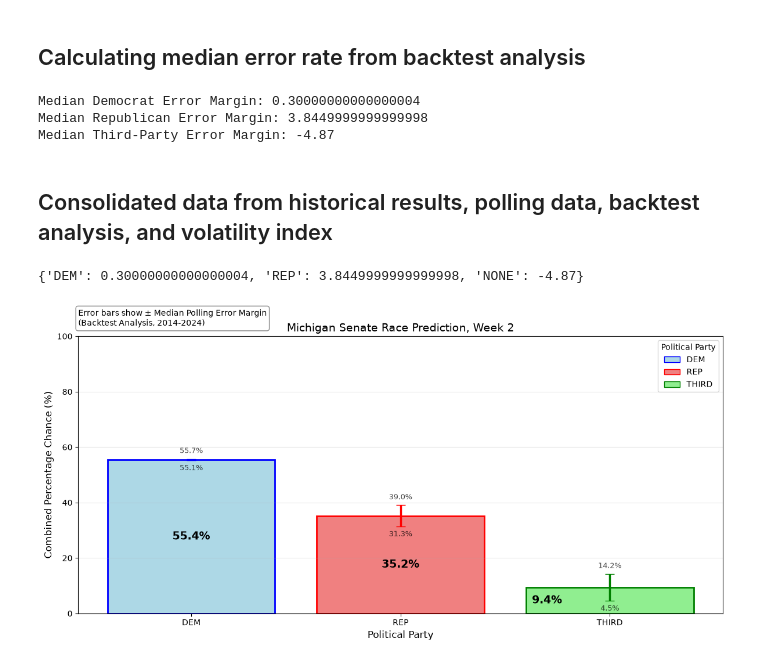
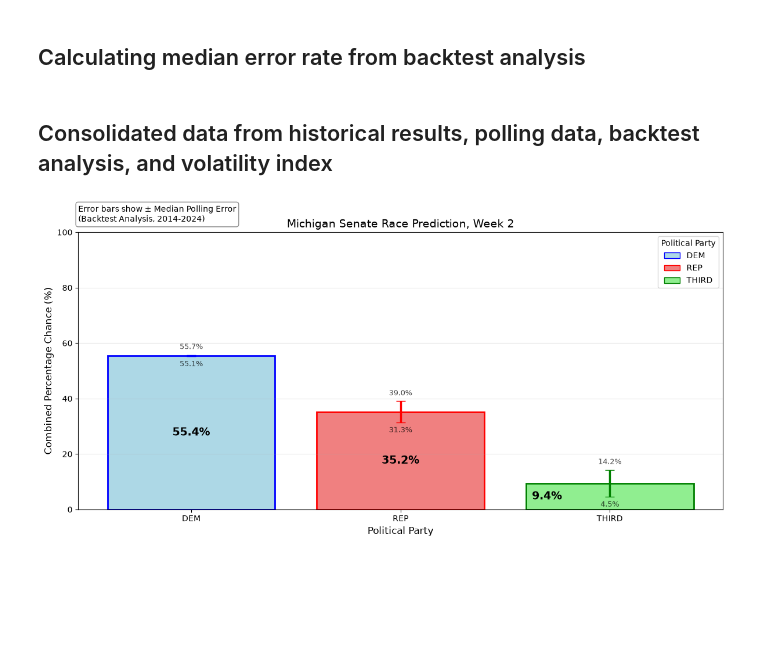
Before and after one commit to ktkt9898/CS-Senior-Project, a Jupyter notebook: Michigan_Election_Analysis.ipynb, the cells around one changed output. Cells and saved outputs as stored; diff of their text form; code cells hidden in the pictures; blank space fills up the shorter version.

```diff
--- a/Michigan_Election_Analysis.ipynb
+++ b/Michigan_Election_Analysis.ipynb
@@ -364,14 +364,6 @@ median_third_party_error_margin = statistics.median([
     third_party_data_2018,
     third_party_data_2014,
     ])
-
-print("Median Democrat Error Margin:", median_democrat_error_margin)
-print("Median Republican Error Margin:", median_republican_error_margin)
-print("Median Third-Party Error Margin:", median_third_party_error_margin)
-# %% [output]
-Median Democrat Error Margin: 0.30000000000000004
-Median Republican Error Margin: 3.8449999999999998
-Median Third-Party Error Margin: -4.87
 # %% [markdown]
 ## Consolidated data from historical results, polling data, backtest analysis, and volatility index
 # %%
@@ -530,33 +522,32 @@ plt.ylim(0, 100)
 plt.xlabel("Political Party", fontsize=12)
 plt.ylabel("Combined Percentage Chance (%)", fontsize=12)
 plt.title(f"Michigan Senate Race Prediction, Week {week}", fontsize=14)
 
 # Apply aliases to x-axis tick labels
 x_labels = [alias_map.get(party, party) for party in parties]
 plt.xticks(range(len(parties)), x_labels)
 
 # Add grid
 plt.grid(axis="y", alpha=0.3)
 
 # Add legend
 plt.legend(handles=legend_elements, title="Political Party", loc="upper right")
 
 # Add annotation explaining error bars
 plt.text(
     0,
     1.1,
-    f"Error bars show ± Median Polling Error Margin\n(Backtest Analysis, 2014-2024)",
+    f"Error bars show ± Median Polling Error\n(Backtest Analysis, 2014-2024)",
     transform=plt.gca().transAxes,
     fontsize=10,
     verticalalignment="top",
     bbox=dict(boxstyle="round", facecolor="white", alpha=0.9, edgecolor="gray"),
 )
 
 plt.tight_layout()
 plt.savefig(
     f"_static/images/michigan_graph_week_{week}.png", dpi=300, bbox_inches="tight"
 )
 plt.show()
 # %% [output]
-{'DEM': 0.30000000000000004, 'REP': 3.8449999999999998, 'NONE': -4.87}
-[figure, old version]
+[figure, new version]
```
Also changed, not shown: 51 other files.
